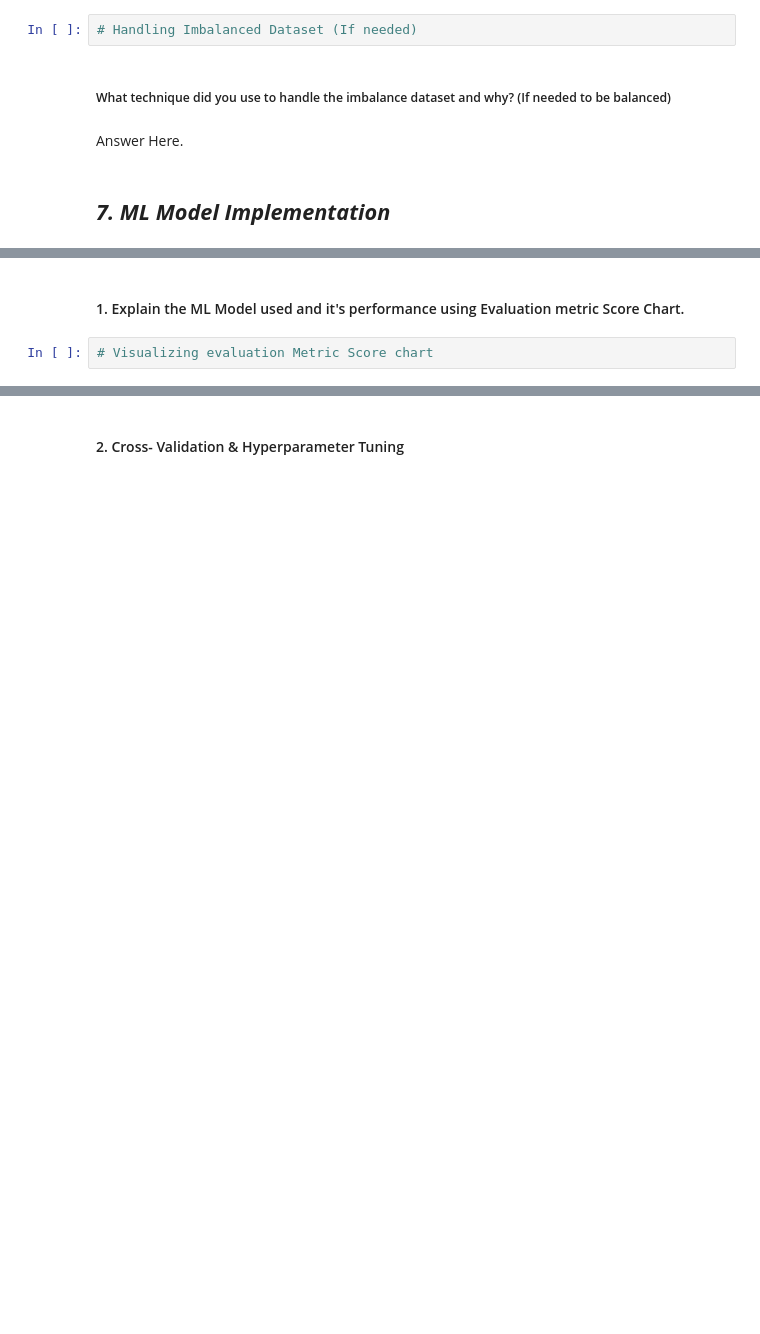
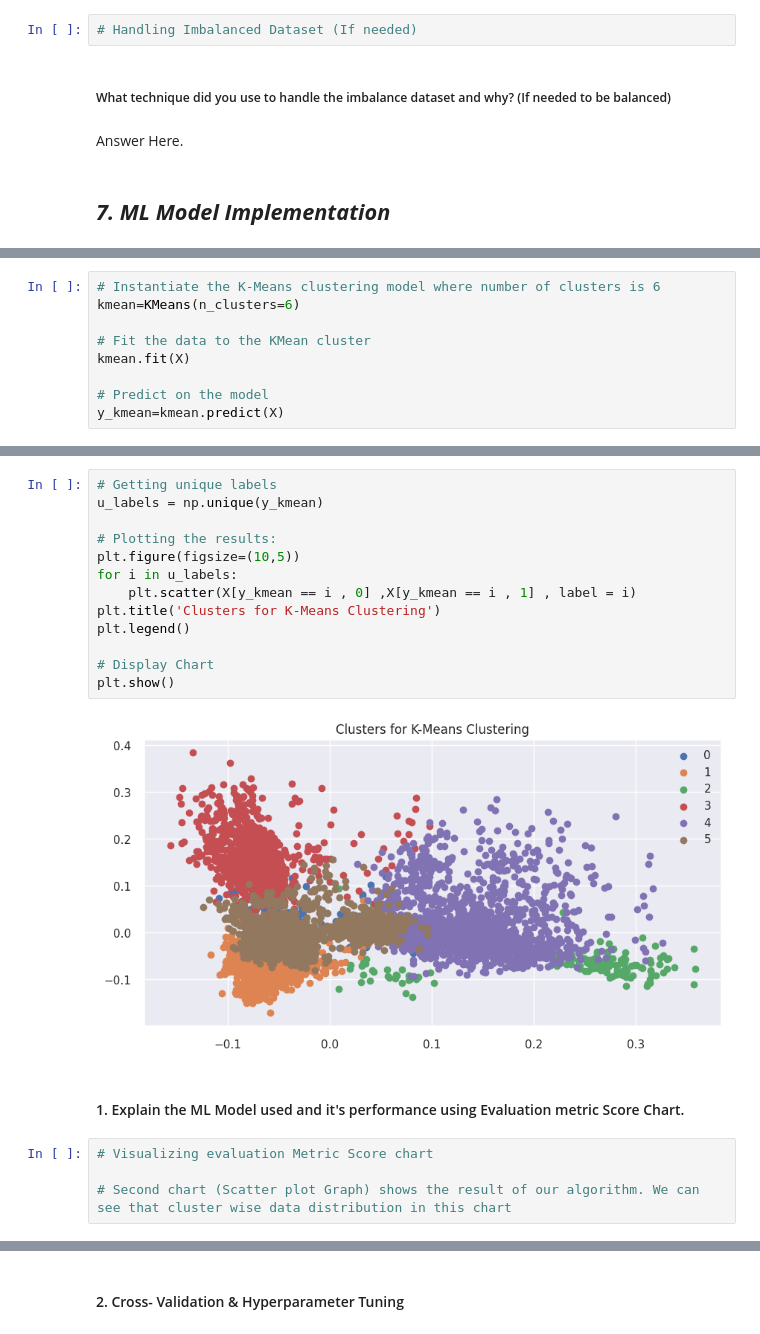
Before and after one commit to Apaulgithub/Netflix_Movies_And_TV_Shows_Clustering, a Jupyter notebook: Netflix_Movies_And_TV_Shows_Clustering_(Unsupervised_ML).ipynb, the cells around one changed output, grey strips where cells are left out. Cells and saved outputs as stored; diff of their text form; blank space fills up the shorter version.

```diff
--- a/Netflix_Movies_And_TV_Shows_Clustering_(Unsupervised_ML).ipynb
+++ b/Netflix_Movies_And_TV_Shows_Clustering_(Unsupervised_ML).ipynb
@@ -1409,0 +1427,9 @@ Answer Here.
+# %%
+# Instantiate the K-Means clustering model where number of clusters is 6
+kmean=KMeans(n_clusters=6)
+
+# Fit the data to the KMean cluster
+kmean.fit(X)
+
+# Predict on the model
+y_kmean=kmean.predict(X)
@@ -1410,4 +1449,21 @@ Answer Here.
+# %%
+# Getting unique labels
+u_labels = np.unique(y_kmean)
+
+# Plotting the results:
+plt.figure(figsize=(10,5))
+for i in u_labels:
+    plt.scatter(X[y_kmean == i , 0] ,X[y_kmean == i , 1] , label = i)
+plt.title('Clusters for K-Means Clustering')
+plt.legend()
+
+# Display Chart
+plt.show()
+# %% [output]
+[figure, added]
 # %% [markdown]
 #### 1. Explain the ML Model used and it's performance using Evaluation metric Score Chart.
-# %%
-# Visualizing evaluation Metric Score chart
+# %%
+# Visualizing evaluation Metric Score chart
+
+# Second chart (Scatter plot Graph) shows the result of our algorithm. We can see that cluster wise data distribution in this chart
```
Also changed, not shown: parts of 46 cells of this notebook.
